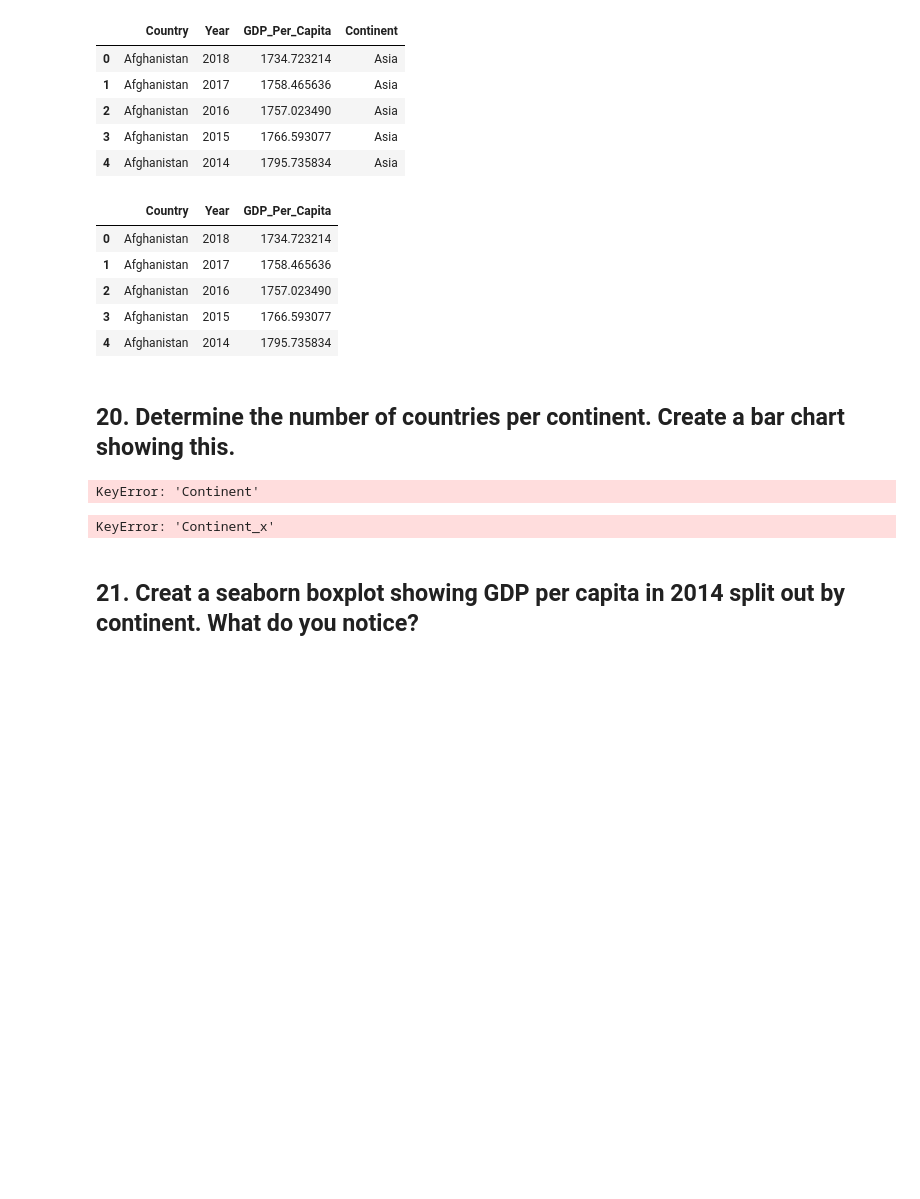
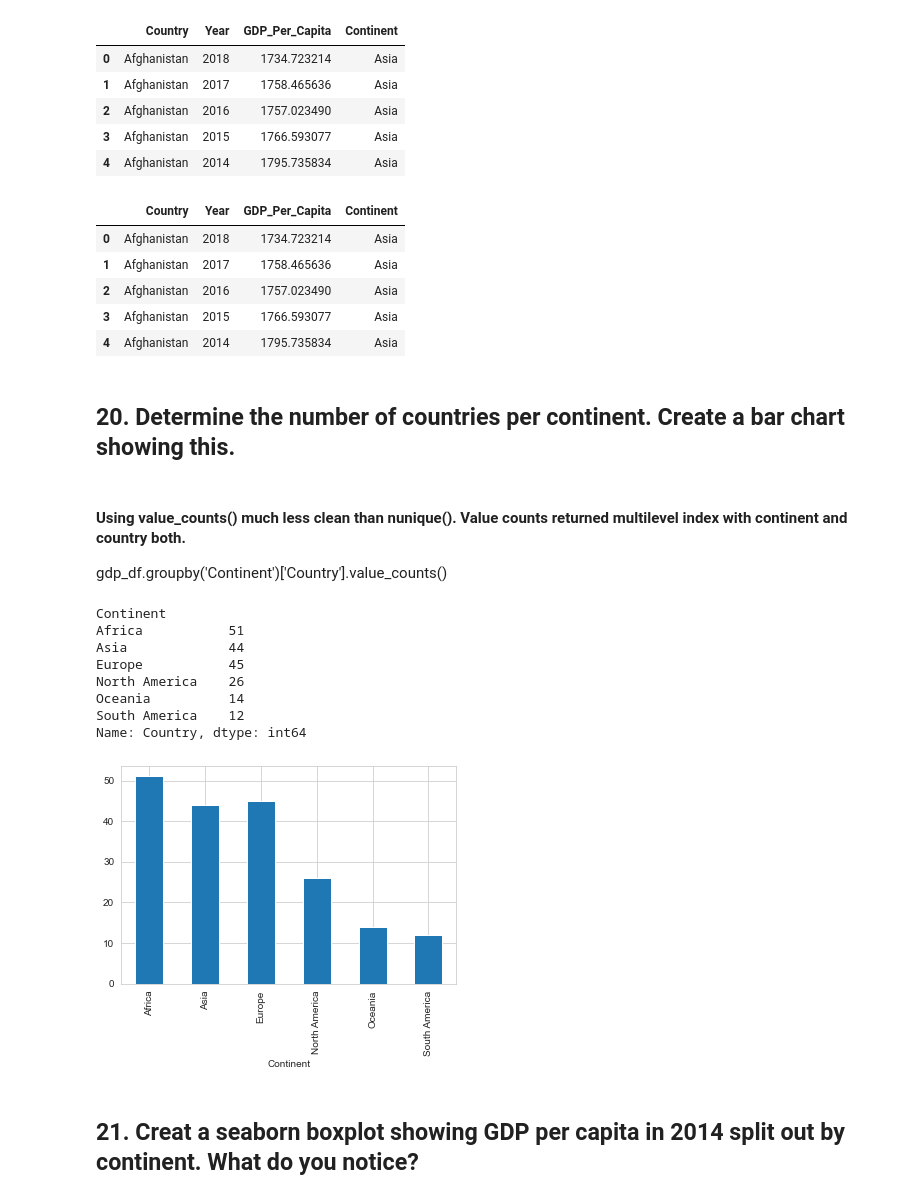
Before and after one commit to nss-data-science-cohort-4/dq1-undata-c-everest, a Jupyter notebook: notebooks/UN_Data_Exploration.ipynb, the cells around one changed output. Drawn from its saved outputs; the diff is of its cells as text; code cells hidden in the pictures; blank space fills up the shorter version.

```diff
--- a/notebooks/UN_Data_Exploration.ipynb
+++ b/notebooks/UN_Data_Exploration.ipynb
@@ -473,7 +473,7 @@ continents.columns
 # %% [output]
 Index(['Continent', 'Country'], dtype='object')
 # %%
-gdp_df = gdp_df.merge(continents, on='Country')
+gdp_df = gdp_df.merge(continents, on='Country', how='inner')
 gdp_df.info()
 # %% [output]
 <class 'pandas.core.frame.DataFrame'>
@@ -500,18 +499,28 @@ gdp_df.head()
 # %%
 gdp_df.head()
 # %% [output]
-|  | Country | Year | GDP_Per_Capita |
-| 0 | Afghanistan | 2018 | 1734.723214 |
-| 1 | Afghanistan | 2017 | 1758.465636 |
-| 2 | Afghanistan | 2016 | 1757.023490 |
-| 3 | Afghanistan | 2015 | 1766.593077 |
-| 4 | Afghanistan | 2014 | 1795.735834 |
+|  | Country | Year | GDP_Per_Capita | Continent |
+| 0 | Afghanistan | 2018 | 1734.723214 | Asia |
+| 1 | Afghanistan | 2017 | 1758.465636 | Asia |
+| 2 | Afghanistan | 2016 | 1757.023490 | Asia |
+| 3 | Afghanistan | 2015 | 1766.593077 | Asia |
+| 4 | Afghanistan | 2014 | 1795.735834 | Asia |
 # %% [markdown]
 ## 20. Determine the number of countries per continent. Create a bar chart showing this.
+# %% [markdown]
+#### Using value_counts() much less clean than nunique().  Value counts returned multilevel index with continent and country both.
+gdp_df.groupby('Continent')['Country'].value_counts()
 # %%
-gdp_df.groupby('Continent')['Country'].value_counts()
+gdp_df.groupby('Continent')['Country'].nunique()
 # %% [output]
-KeyError: 'Continent'
+Continent
+Africa           51
+Asia             44
+Europe           45
+North America    26
+Oceania          14
+South America    12
+Name: Country, dtype: int64
 # %%
 #plt.figure(figsize=(15,5))
 #sns.set_style("whitegrid")
@@ -519,8 +528,8 @@ KeyError: 'Continent'
 # %%
-gdp_df.groupby('Continent_x')['Country'].nunique().plot(kind = 'bar')
+gdp_df.groupby('Continent')['Country'].nunique().plot(kind = 'bar')
 plt.show()
 # %% [output]
-KeyError: 'Continent_x'
+[figure, added]
 # %% [markdown]
 ## 21. Creat a seaborn boxplot showing GDP per capita in 2014 split out by continent. What do you notice?
 # %%
```
Also changed, not shown: parts of 46 cells of this notebook.
